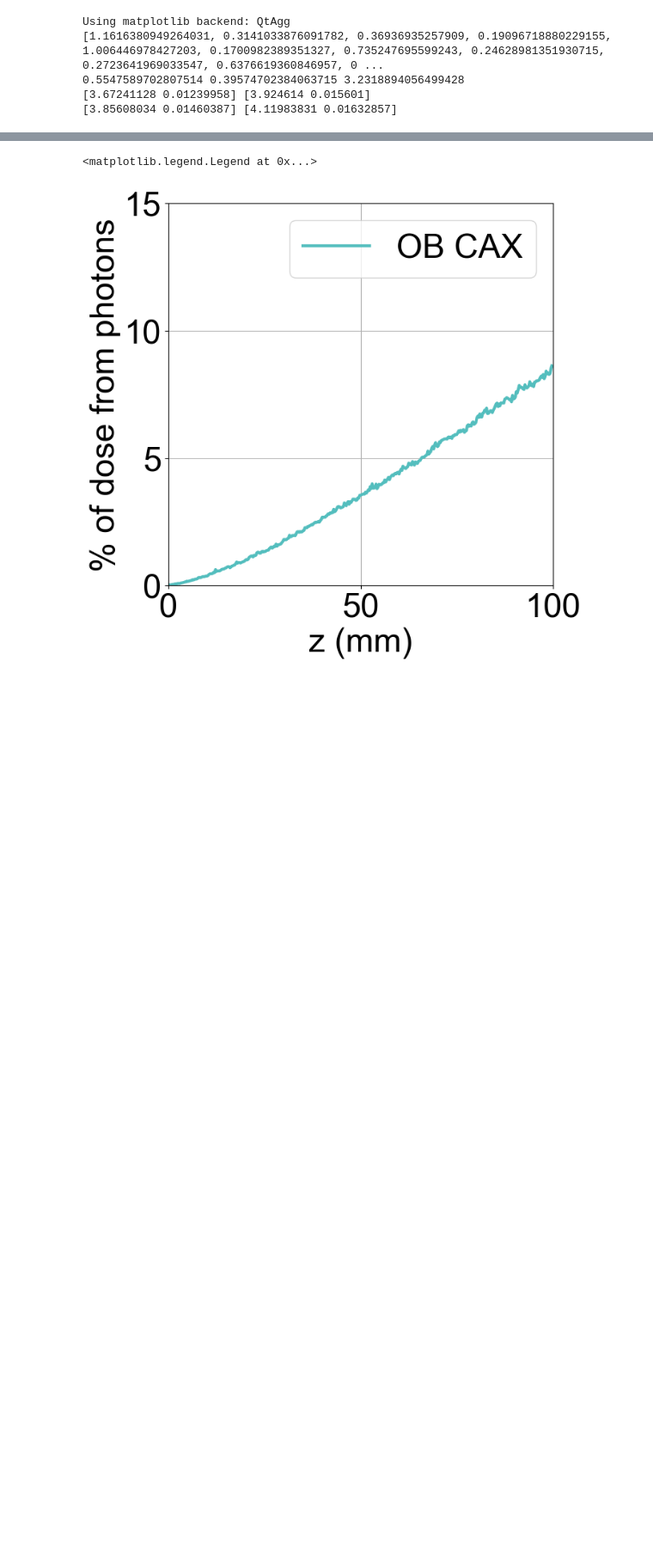
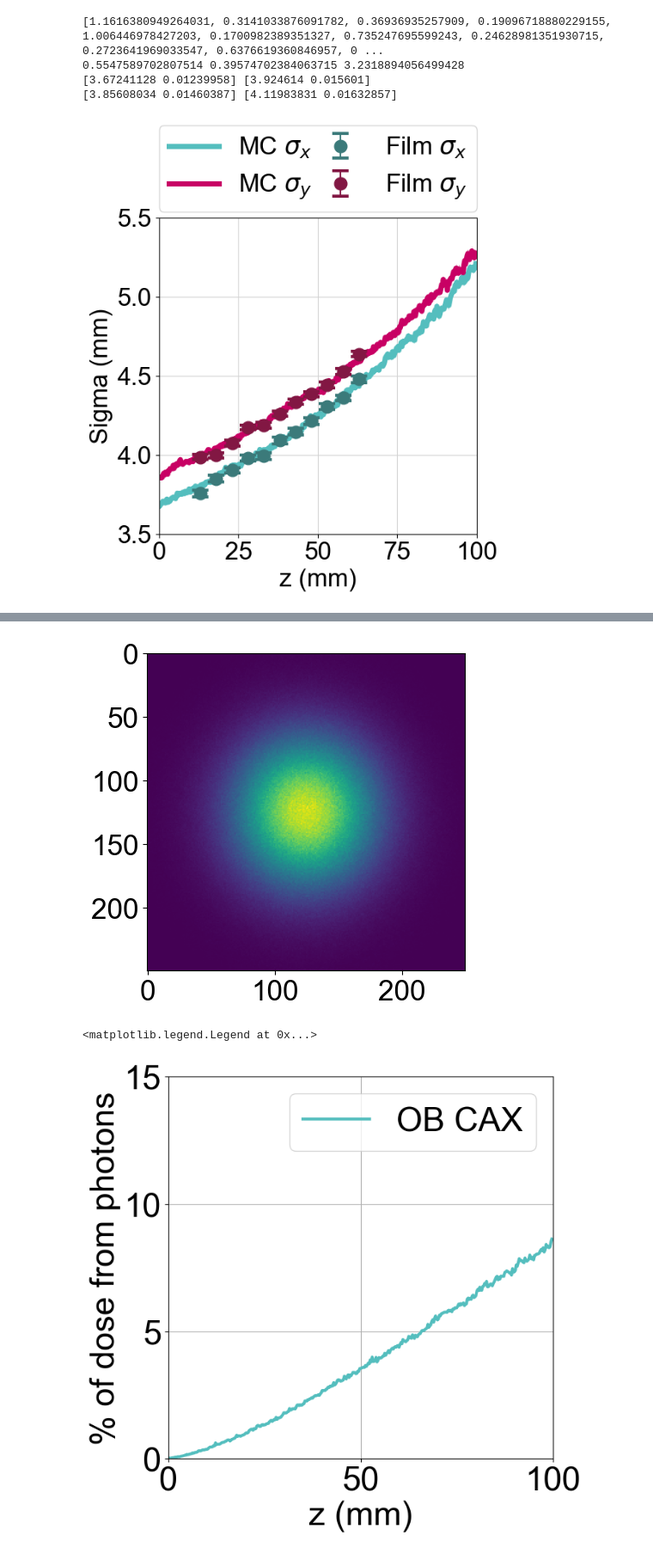
Before and after one commit to NathanClements2000/MedPhysAndSchool, a Jupyter notebook: CLEAR-Thesis/Read SFRT clear_OB_waterphantom-newsims.ipynb, the cells around one changed output, grey strips where cells are left out. Shown at 86% size. Saved outputs shown, nothing was run; the diff lists cells and outputs as text; code cells hidden in the pictures; blank space fills up the shorter version.

```diff
--- a/CLEAR-Thesis/Read SFRT clear_OB_waterphantom-newsims.ipynb
+++ b/CLEAR-Thesis/Read SFRT clear_OB_waterphantom-newsims.ipynb
@@ -37,12 +37,12 @@ all_data[200]=np.array(my_array)
 OB_photon= all_data[200]
 OB_photon=OB_photon.T
 # %%
-%matplotlib
+%matplotlib inline
 
 
 font = {'family' : 'Arial',
         'weight' : 'normal',
-        'size'   : 34}
+        'size'   : 24}
 
 matplotlib.rc('font', **font)
 matplotlib.rcParams['axes.prop_cycle'] = matplotlib.cycler(color=["#54bebe","#c80064"])
@@ -62,7 +62,7 @@ def gauss_fit(xdata,ydata):
     mean = sum(xdata * ydata) / sum(ydata)
     sigma = np.sqrt(sum(ydata * (xdata - mean)**2) / sum(ydata))
     popt,pcov = curve_fit(gaus,xdata,ydata,p0=[max(ydata), mean, sigma])
-    #plt.plot(np.arange(0,len(ydata))+(124-100),gaus(xdata,*popt),label='Gaussian fit',lw=3)
+    #plt.plot(np.arange(0,len(ydata))+(124-100),gaus(xdata,*popt),label='Gaussian fit',lw=5)
     return popt[-1],np.sqrt(np.diag(pcov))[-1]
 
 sigmax=[]
@@ -74,23 +74,23 @@ sigmax=np.array(sigmax)
 sigmay=np.array(sigmay)
 
 filmlocs=np.arange(13,63+1,5)
-figure(1,figsize=(8,8))
-plt.plot(z,sigmax[:,0],label='X sigma',lw=5)
-plt.plot(z,sigmay[:,0],label='Y sigma',lw=5)
+figure(1,figsize=(5.5,5.5))
+plt.plot(z,sigmax[:,0],label='MC $\sigma_x$',lw=5)
+plt.plot(z,sigmay[:,0],label='MC $\sigma_y$',lw=5)
 plt.fill_between(z,sigmax[:,0]-sigmax[:,1],sigmax[:,0]+sigmax[:,1],alpha=0.4)
 plt.fill_between(z,sigmay[:,0]-sigmay[:,1],sigmay[:,0]+sigmay[:,1],alpha=0.4)
 plt.grid(c='lightgray')
 plt.ylabel('Sigma (mm)')
-plt.xlabel('Depth in water (mm)')
+plt.xlabel('z (mm)')
 
 filmsigmax=np.load('D:Desktop/thesis/filmsigmax.npy')
 filmsigmay=np.load('D:Desktop/thesis/filmsigmay.npy')
-plt.errorbar(filmlocs,filmsigmax[:,0],yerr=filmsigmax[:,1],fmt='o',label='Film x sigma',c='#3b7a7a',markersize=12,capsize=8,capthick=2)
-plt.errorbar(filmlocs,filmsigmay[:,0],yerr=filmsigmay[:,1],fmt='o', label='Film y sigma',c="#821743",markersize=12,capsize=8,capthick=2)
+plt.errorbar(filmlocs,filmsigmax[:,0],yerr=filmsigmax[:,1],fmt='o',label='Film $\sigma_x$',c='#3b7a7a',markersize=12,capsize=8,capthick=3)
+plt.errorbar(filmlocs,filmsigmay[:,0],yerr=filmsigmay[:,1],fmt='o', label='Film $\sigma_y$',c="#821743",markersize=12,capsize=8,capthick=3)
 #l1 = plt.legend(bbox_to_anchor=(1.04, 1), borderaxespad=0)
 #l2 = plt.legend(bbox_to_anchor=(1.04, 0), loc="lower left", borderaxespad=0)
 #l3 = plt.legend(bbox_to_anchor=(1.04, 0.5), loc="center left", borderaxespad=0)
-#l4 = plt.legend(bbox_to_anchor=(0, 1.02, 1, 0.2), loc="lower left", mode="expand", borderaxespad=0, ncol=2)
+l4 = plt.legend(bbox_to_anchor=(0, 1.02, 1, 0.2), loc="lower left", mode="expand", borderaxespad=0, ncol=2)
 
 # rx=np.array([4.285,4.393,4.470,4.582,4.6,4.754,4.821,4.926,5.00,5.07])
 # ry=np.array([4.544,4.614,4.674,4.782,4.807,4.93,4.986,5.081,5.154,5.225])
@@ -126,36 +126,36 @@ OBcax_err=np.array(OBcax_err)
 
 
 obfilm=np.load('D:Desktop/thesis/200MeVOB.npy',allow_pickle=True)
-figure(3,figsize=(8,8))
-plt.plot(z,OBcax,lw=5,label='Simulation')
+figure(3,figsize=(5.5,5.5))
+plt.plot(z,OBcax,lw=5,label='MC')
 plt.fill_between(z,OBcax-OBcax_err,OBcax+OBcax_err,alpha=0.5)
-plt.errorbar(obfilm[1],obfilm[2],yerr=obfilm[3],fmt='o',label='Films',markersize=12,capsize=7,capthick=2)
+plt.errorbar(obfilm[1],obfilm[2],yerr=obfilm[3],fmt='o',label='Film',markersize=12,capsize=8,capthick=3)
 plt.grid(c='lightgray')
-plt.xlabel('Depth in water (mm)')
+plt.xlabel('z (mm)')
 plt.ylabel('CAX dose (Gy)')
 plt.legend()
 plt.xlim(0,100)
 plt.ylim(8,16)
 
 xsigdiff=[]
 ysigdiff=[]
 CAXdiff=[]
 for i in np.arange(0,11):
     xsigdiff.append(np.abs((filmsigmax[i,0]-sigmax[52+i*20,0])/filmsigmax[i,0]*100))
     ysigdiff.append(np.abs((filmsigmay[i,0]-sigmay[52+i*20,0])/filmsigmay[i,0]*100))
     CAXdiff.append(np.abs((obfilm[2][i]-OBcax[52+i*20])/obfilm[2][i]*100))
 
 print(xsigdiff,ysigdiff,CAXdiff)
 print(np.mean(xsigdiff),np.mean(ysigdiff),np.mean(CAXdiff))
 
 figure(17)
 plt.imshow(OB[52])
 
 print(sigmax[0],sigmax[100])
 print(sigmay[0],sigmay[100])
 # %% [output]
-Using matplotlib backend: QtAgg
 [1.1616380949264031, 0.3141033876091782, 0.36936935257909, 0.19096718880229155, 1.006446978427203, 0.1700982389351327, 0.735247695599243, 0.24628981351930715, 0.2723641969033547, 0.6376619360846957, 0 ...
 0.5547589702807514 0.39574702384063715 3.2318894056499428
 [3.67241128 0.01239958] [3.924614 0.015601]
 [3.85608034 0.01460387] [4.11983831 0.01632857]
+[figure, added]
@@ -162,3 +163,4 @@ Using matplotlib backend: QtAgg
+[figure, added]
 # %%
 %matplotlib inline
 
```
Also changed, not shown: parts of 1 cell of this notebook, 4 other files.
